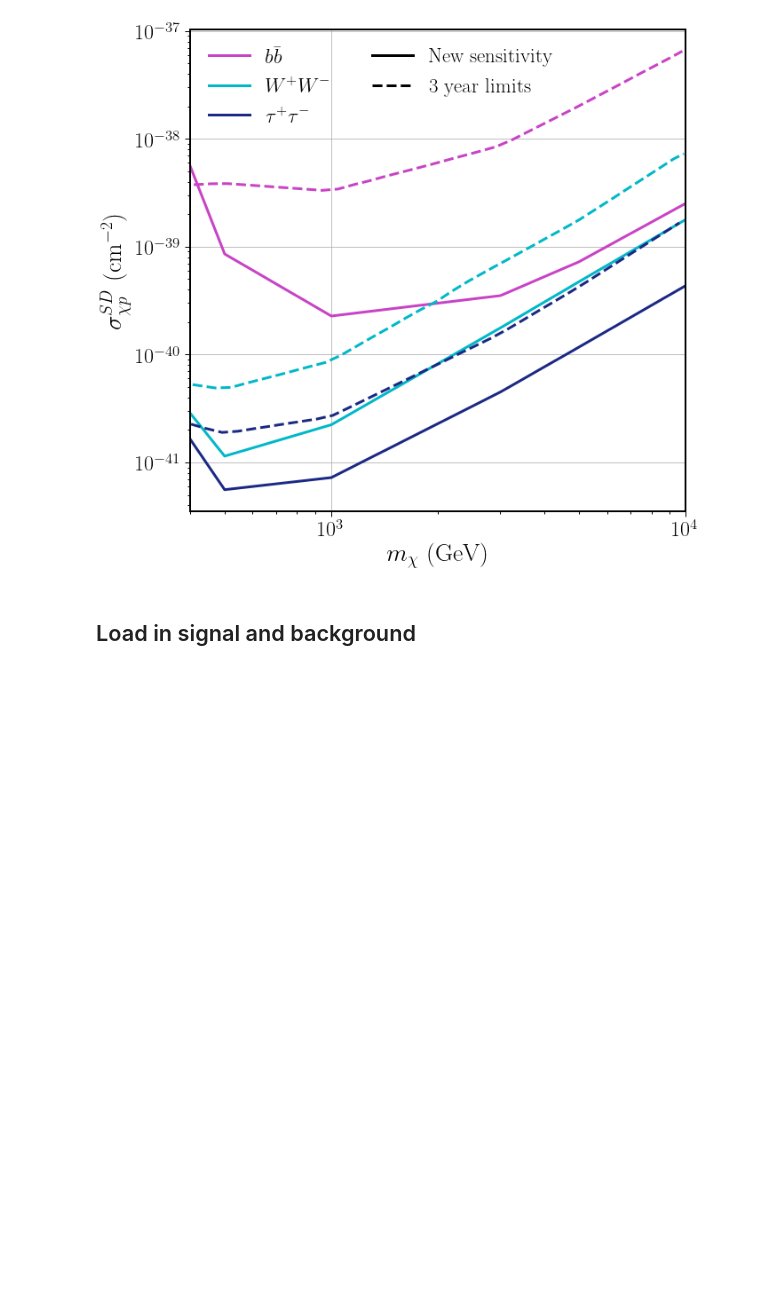
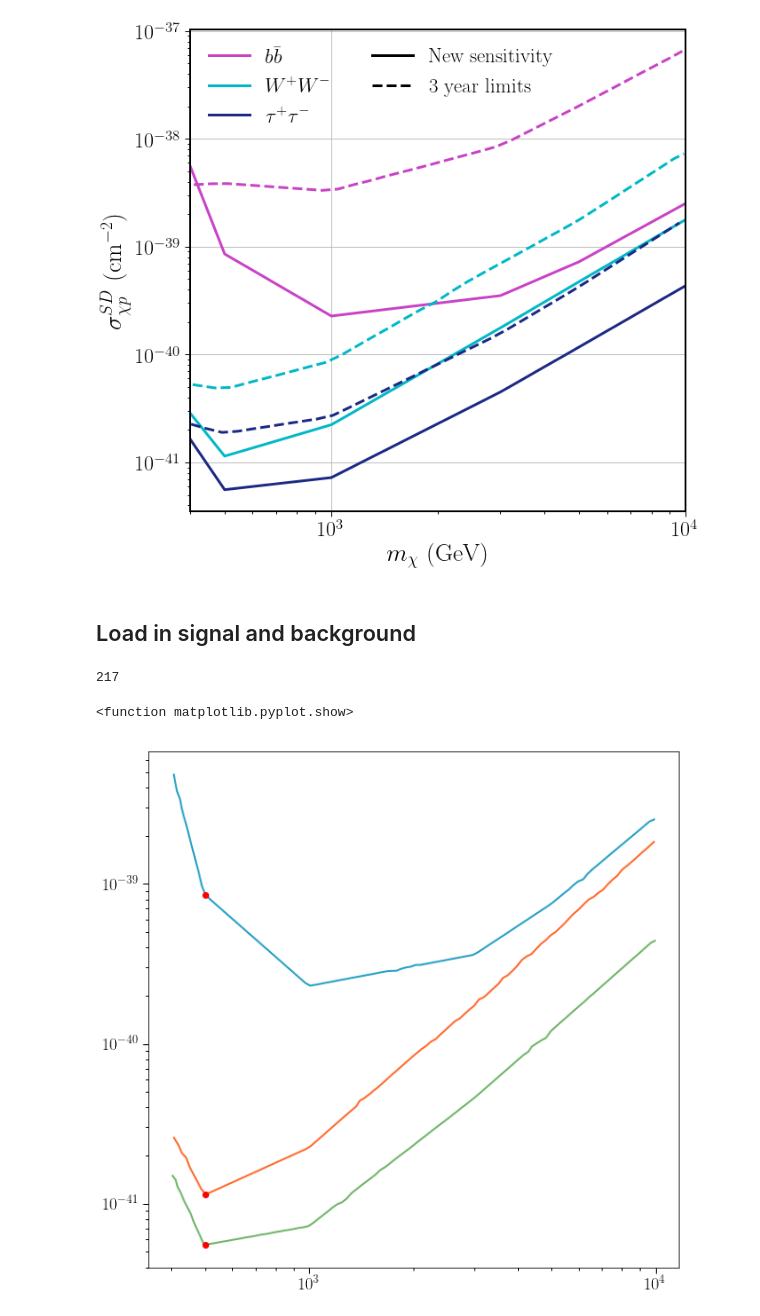
Before and after one commit to jlazar17/solar_WIMP, a Jupyter notebook: likelihood.ipynb, the cells around one changed output. Saved outputs shown, nothing was run; the diff lists cells and outputs as text; code cells hidden in the pictures; blank space fills up the shorter version.

Commit message:
adapt to new calc_energy_delta_theta_signal.py output format

```diff
--- a/likelihood.ipynb
+++ b/likelihood.ipynb
@@ -467,3 +464,25 @@ def round_sig_figs(x, sig_figs=2):
 #         tick.label.set_fontsize(24)
 #     [ax.spines[key].set_linewidth(2) for key in ax.spines.keys()]
 #     plt.show()
+# %%
+arr = np.load("/data/user/jlazar/solar_WIMP/data/e_d_theta_hist/ch5_m500_tot_e_d_theta_hist.npy")
+len(arr[np.where(arr!=0)])
+# %% [output]
+217
+# %%
+bb_sens = np.genfromtxt("data/bb_sens.csv", delimiter=",").T
+ww_sens = np.genfromtxt("data/ww_sens.csv", delimiter=",").T
+tt_sens = np.genfromtxt("data/tt_sens.csv", delimiter=",").T
+
+plt.plot(bb_sens[0],bb_sens[1])
+plt.plot(ww_sens[0],ww_sens[1])
+plt.plot(tt_sens[0],tt_sens[1])
+
+plt.plot([500, 500, 500], [1.1348533682020243e-41, 5.5504945133852565e-42, 8.511492526406414e-40], "ro")
+
+plt.loglog()
+
+plt.show
+# %% [output]
+<function matplotlib.pyplot.show>
+[figure, added]
```
Also changed, not shown: parts of 9 cells of this notebook.
